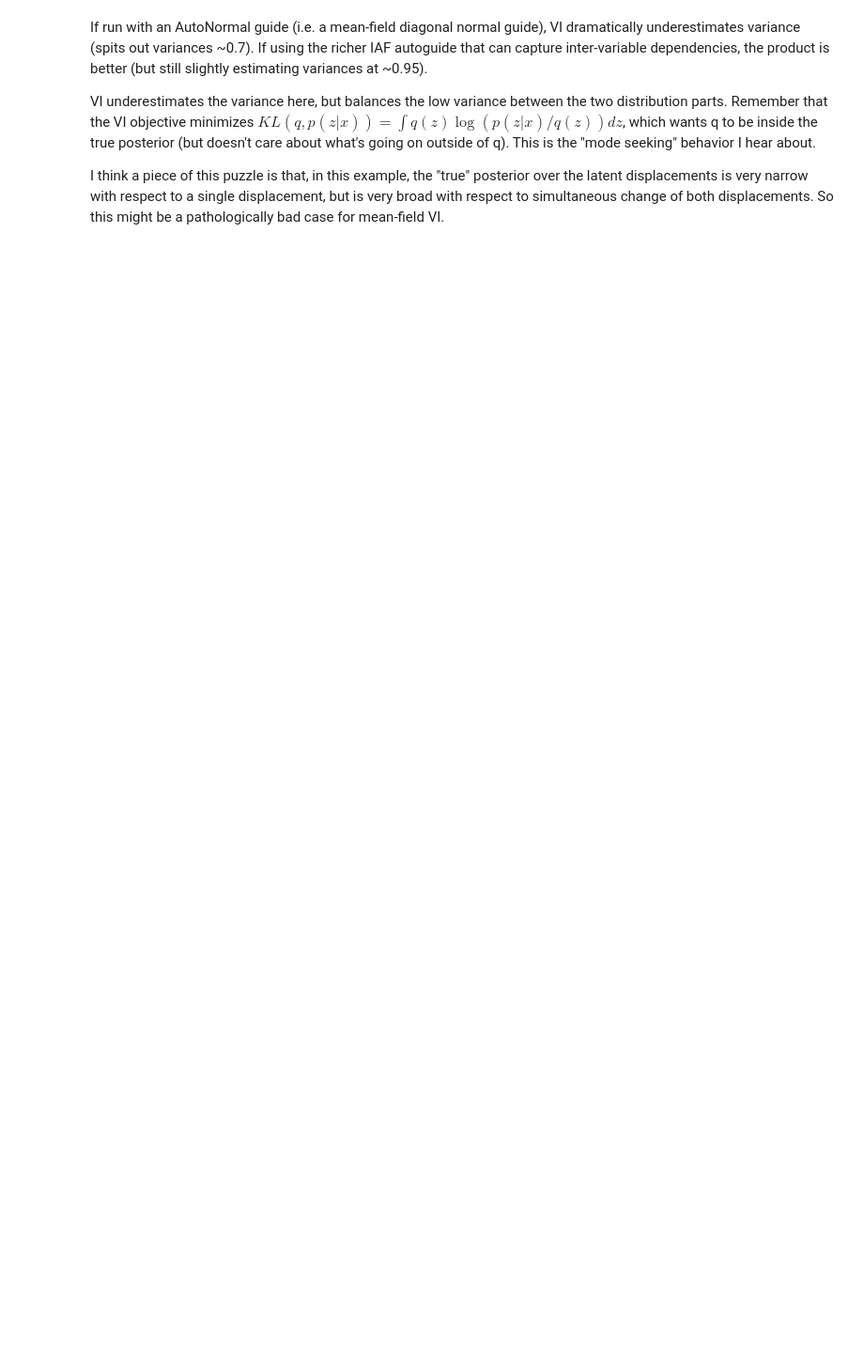
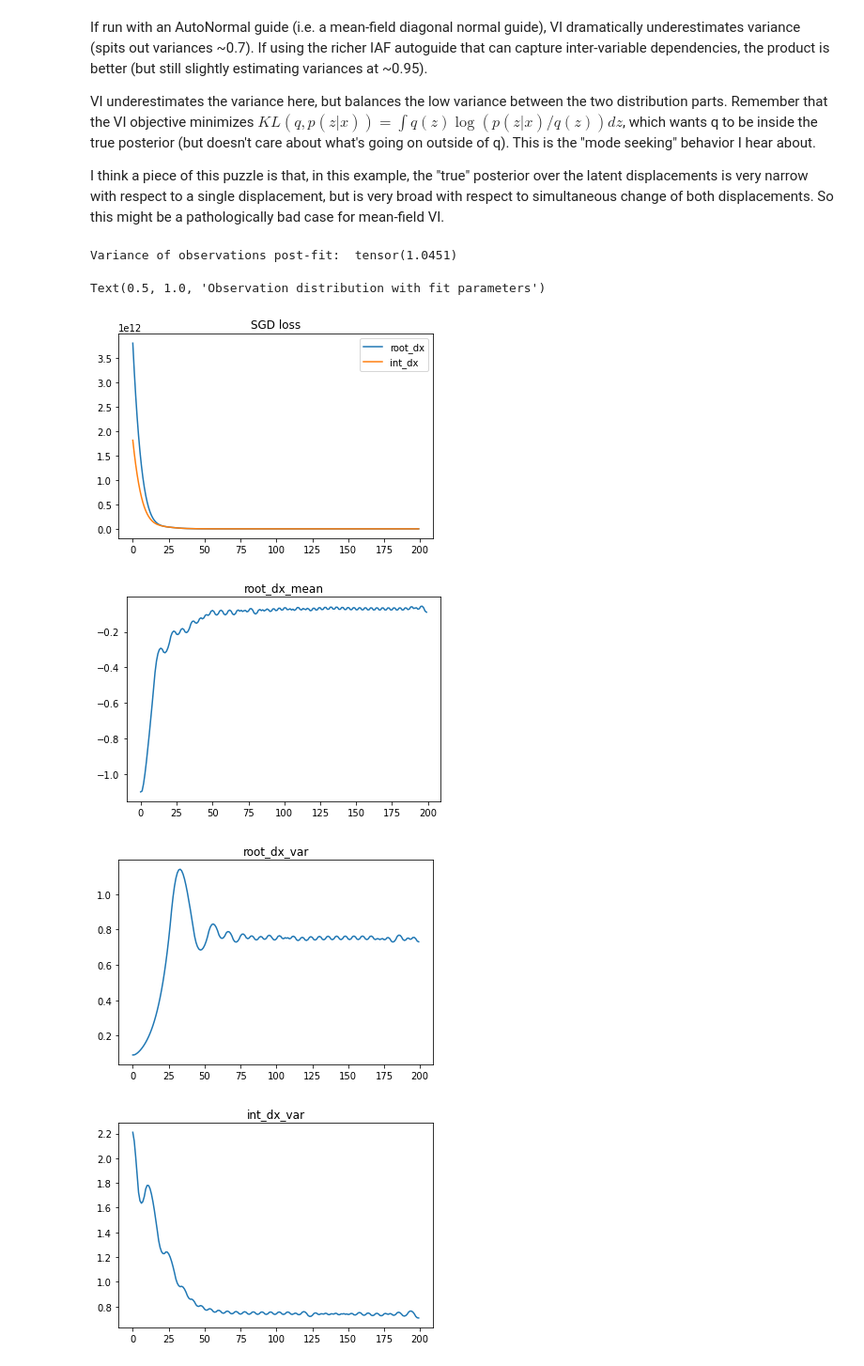
Before and after one commit to gizatt/spatial_scene_grammars, a Jupyter notebook: sandbox/latent_node_param_collapse.ipynb, the cells around one changed output. Shown at 94% size. Saved outputs shown, nothing was run; the diff lists cells and outputs as text; code cells hidden in the pictures; blank space fills up the shorter version.

```diff
--- a/sandbox/latent_node_param_collapse.ipynb
+++ b/sandbox/latent_node_param_collapse.ipynb
@@ -111,3 +112,67 @@ If run with an AutoNormal guide (i.e. a mean-field diagonal normal guide), VI dr
 VI underestimates the variance here, but balances the low variance between the two distribution parts. Remember that the VI objective minimizes $ KL(q, p(z | x)) = \int q(z) \log(p(z | x) / q(z)) dz $, which wants q to be inside the true posterior (but doesn't care about what's going on outside of q). This is the "mode seeking" behavior I hear about.
 
 I think a piece of this puzzle is that, in this example, the "true" posterior over the latent displacements is very narrow with respect to a single displacement, but is very broad with respect to simultaneous change of both displacements. So this might be a pathologically bad case for mean-field VI.
+# %%
+from pyro.infer import SVGD, RBFSteinKernel, IMQSteinKernel
+from pyro.optim import ClippedAdam
+from tqdm.notebook import tqdm
+from copy import deepcopy
+
+pyro.clear_param_store()
+# Perturb initial parameters
+pyro.param("root_dx_mean", torch.tensor([-1.]))
+pyro.param("root_dx_var", torch.tensor([0.1]), constraint=constraints.positive)
+pyro.param("int_dex_mean", torch.tensor([1.]))
+pyro.param("int_dx_var", torch.tensor([2.]), constraint=constraints.positive)
+
+
+optimizer = ClippedAdam({"lr": 0.1})
+kernel = RBFSteinKernel()
+kernel = IMQSteinKernel()
+svgd = SVGD(model, kernel, optimizer, num_particles=10, max_plate_nesting=1)
+
+iterator = tqdm(range(200))
+losses = {}
+expected_keys = ["root_dx_mean", "root_dx_var", "int_dx_mean", "int_dx_var"]
+param_history = {}
+for step in iterator:
+    loss = svgd.step(observed_data)
+    iterator.set_description("%f" % sum(loss.values()))
+    for key, value in loss.items():
+        if key not in losses.keys():
+            losses[key] = []
+        losses[key].append(value)
+
+    for key, value in pyro.get_param_store().items():
+        if key not in expected_keys:
+            continue
+        if key not in param_history.keys():
+            param_history[key] = []
+        param_history[key].append(deepcopy(value.detach()))
+
+plt.figure()
+for key, loss_hist in losses.items():
+    plt.plot(loss_hist, label=key)
+plt.legend()
+plt.title("SGD loss")
+for key, history in param_history.items():
+    if key not in expected_keys:
+        continue
+    plt.figure()
+    plt.title(key)
+    plt.plot(torch.stack(history))
+
+resampled_data = model(torch.zeros(1000,)).detach()
+print("Variance of observations post-fit: ", torch.var(resampled_data))
+plt.figure()
+plt.hist(observed_data, label="Observed", alpha=0.5, density=True)
+plt.hist(resampled_data, label="Resampled", alpha=0.5, density=True)
+plt.legend()
+plt.title("Observation distribution with fit parameters")
+# %% [output]
+Variance of observations post-fit:  tensor(1.0451)
+Text(0.5, 1.0, 'Observation distribution with fit parameters')
+[figure, added]
+[figure, added]
+[figure, added]
+[figure, added]
```
Also changed, not shown: parts of 2 cells of this notebook.
